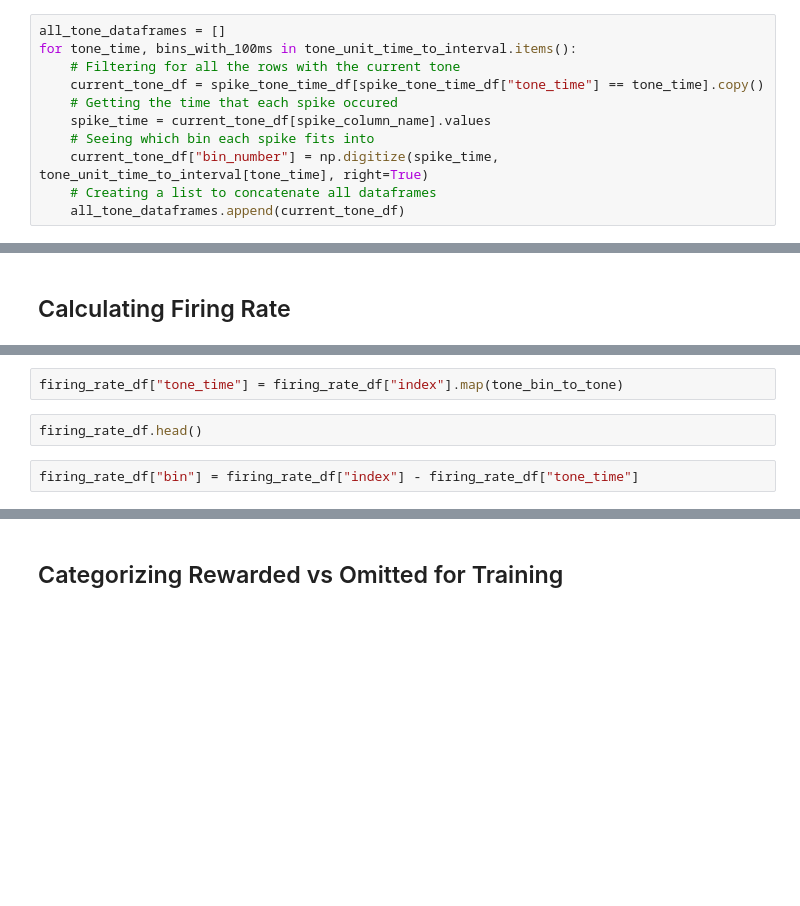
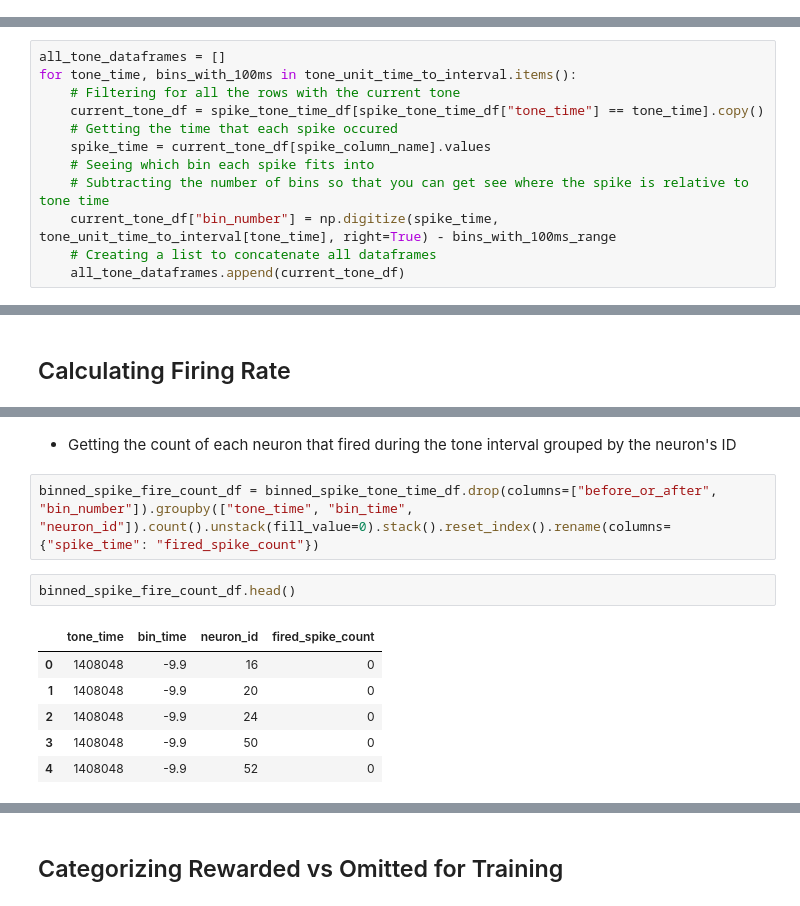
Before and after one commit to padillacoreanolab/reward_competition_ephys_analysis_with_omission_and_divider_controls, a Jupyter notebook: results/2023_02_02_rc_om_ephys_preprocessing/subject_6_1/20221214/07_spike_plotting.ipynb, the cells around one changed output, grey strips where cells are left out. Cells and saved outputs as stored; diff of their text form; blank space fills up the shorter version.

```diff
--- a/results/2023_02_02_rc_om_ephys_preprocessing/subject_6_1/20221214/07_spike_plotting.ipynb
+++ b/results/2023_02_02_rc_om_ephys_preprocessing/subject_6_1/20221214/07_spike_plotting.ipynb
@@ -754,11 +740,0 @@ spike_tone_time_df.head()
-# %%
-all_tone_dataframes = []
-for tone_time, bins_with_100ms in tone_unit_time_to_interval.items():
-    # Filtering for all the rows with the current tone
-    current_tone_df = spike_tone_time_df[spike_tone_time_df["tone_time"] == tone_time].copy()
-    # Getting the time that each spike occured
-    spike_time = current_tone_df[spike_column_name].values
-    # Seeing which bin each spike fits into
-    current_tone_df["bin_number"] = np.digitize(spike_time, tone_unit_time_to_interval[tone_time], right=True)
-    # Creating a list to concatenate all dataframes
-    all_tone_dataframes.append(current_tone_df)
@@ -784,0 +754,12 @@ binned_spike_tone_time_df.tail()
+# %%
+all_tone_dataframes = []
+for tone_time, bins_with_100ms in tone_unit_time_to_interval.items():
+    # Filtering for all the rows with the current tone
+    current_tone_df = spike_tone_time_df[spike_tone_time_df["tone_time"] == tone_time].copy()
+    # Getting the time that each spike occured
+    spike_time = current_tone_df[spike_column_name].values
+    # Seeing which bin each spike fits into
+    # Subtracting the number of bins so that you can get see where the spike is relative to tone time
+    current_tone_df["bin_number"] = np.digitize(spike_time, tone_unit_time_to_interval[tone_time], right=True) - bins_with_100ms_range
+    # Creating a list to concatenate all dataframes
+    all_tone_dataframes.append(current_tone_df)
@@ -840,6 +792,13 @@ firing_rate_df = firing_rate_df.reset_index()
-# %%
-firing_rate_df["tone_time"] = firing_rate_df["index"].map(tone_bin_to_tone)
-# %%
-firing_rate_df.head()
-# %%
-firing_rate_df["bin"] = firing_rate_df["index"] - firing_rate_df["tone_time"]
+# %% [markdown]
+- Getting the count of each neuron that fired during the tone interval grouped by the neuron's ID
+# %%
+binned_spike_fire_count_df = binned_spike_tone_time_df.drop(columns=["before_or_after", "bin_number"]).groupby(["tone_time", "bin_time", "neuron_id"]).count().unstack(fill_value=0).stack().reset_index().rename(columns={"spike_time": "fired_spike_count"})
+# %%
+binned_spike_fire_count_df.head()
+# %% [output]
+|  | tone_time | bin_time | neuron_id | fired_spike_count |
+| 0 | 1408048 | -9.9 | 16 | 0 |
+| 1 | 1408048 | -9.9 | 20 | 0 |
+| 2 | 1408048 | -9.9 | 24 | 0 |
+| 3 | 1408048 | -9.9 | 50 | 0 |
+| 4 | 1408048 | -9.9 | 52 | 0 |
```
Also changed, not shown: parts of 84 cells of this notebook.
